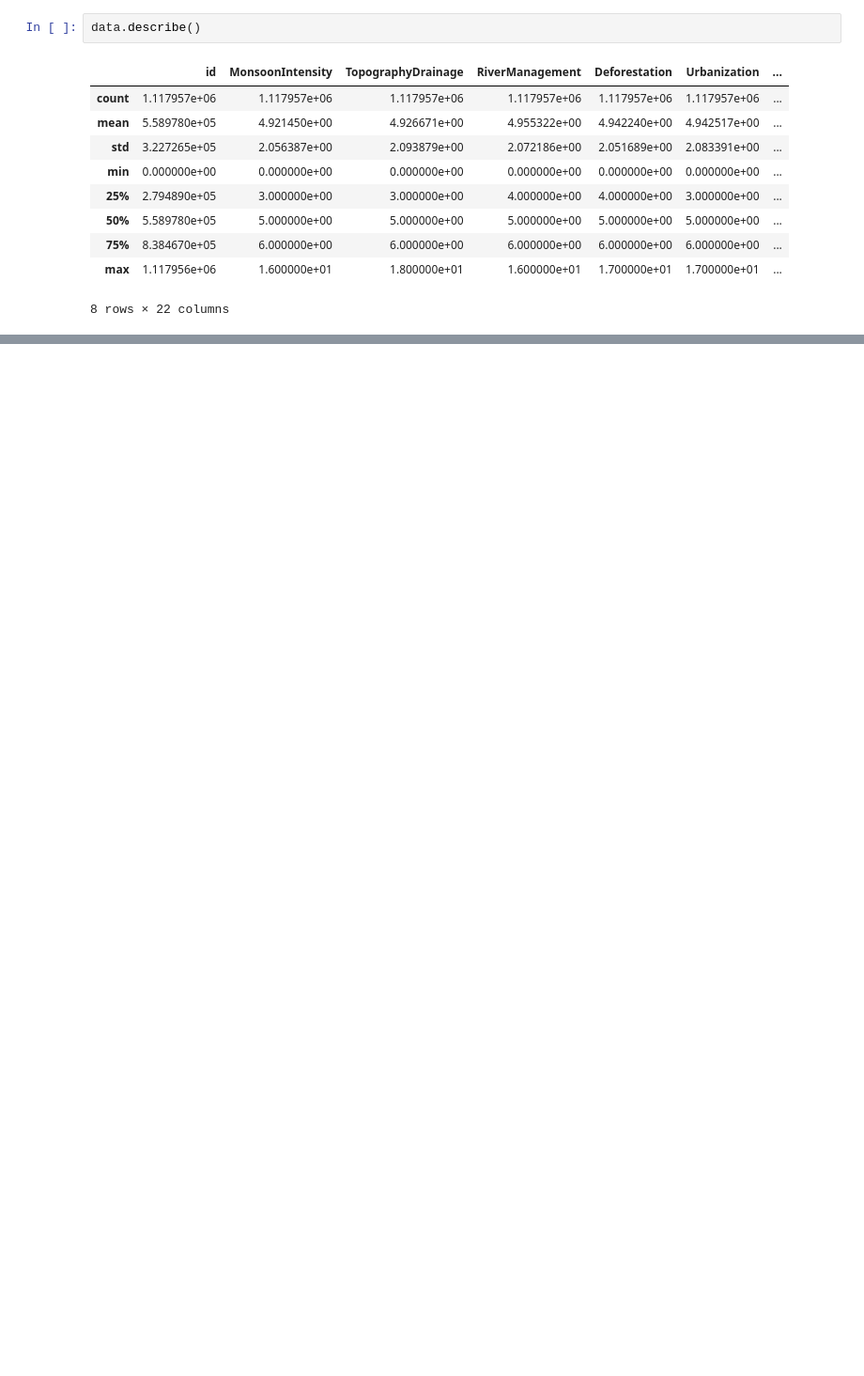
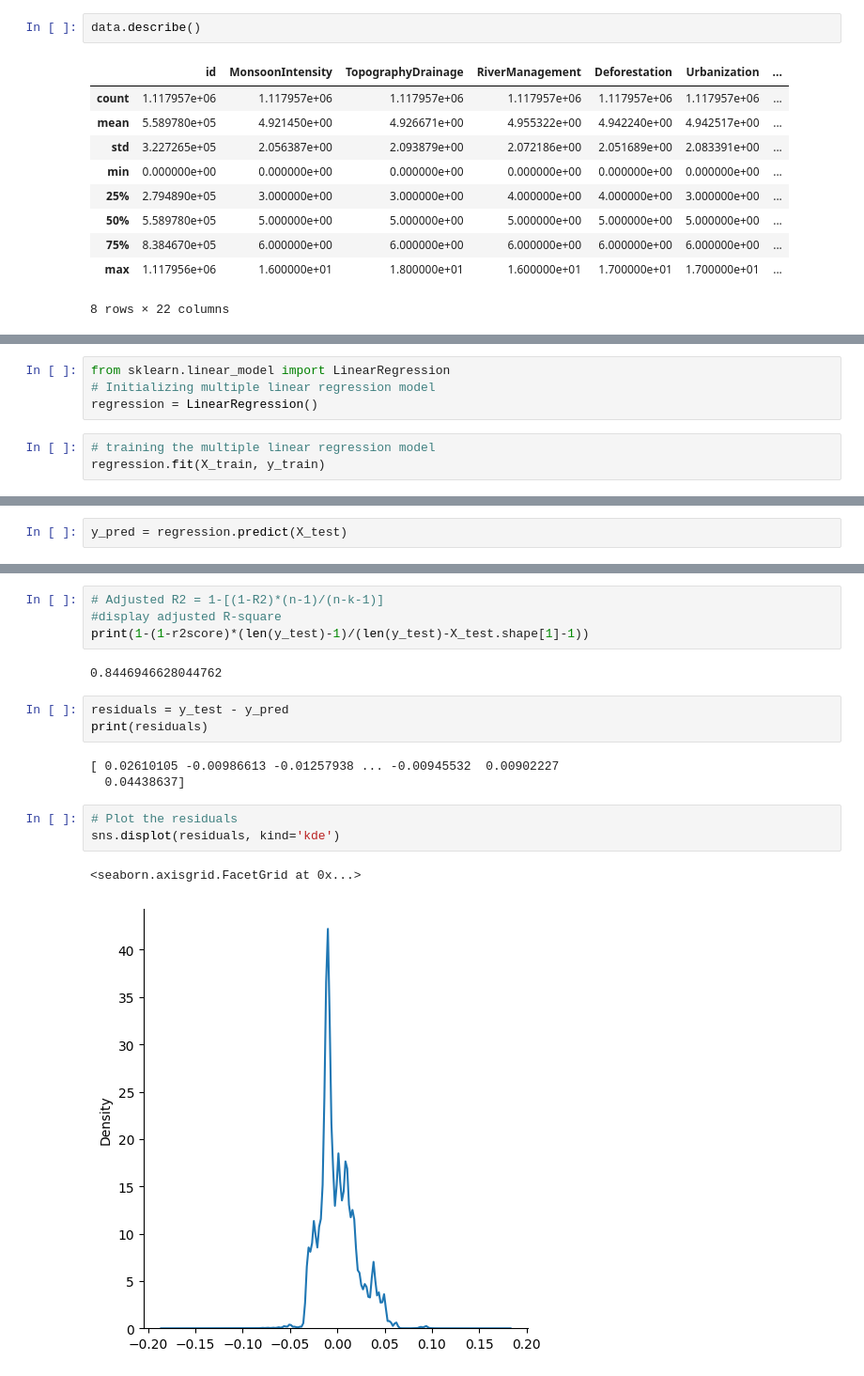
Before and after one commit to newguy7/DataScienceProjects, a Jupyter notebook: Flood_Prediction.ipynb, the cells around one changed output, grey strips where cells are left out. Shown at 94% size. Drawn from its saved outputs; the diff is of its cells as text; blank space fills up the shorter version.

```diff
--- a/Flood_Prediction.ipynb
+++ b/Flood_Prediction.ipynb
@@ -191,0 +142,7 @@ Linear Regression MSE: 0.00040320653051216716, R2: 0.8448773580510154
+# %%
+from sklearn.linear_model import LinearRegression
+# Initializing multiple linear regression model
+regression = LinearRegression()
+# %%
+# training the multiple linear regression model
+regression.fit(X_train, y_train)
@@ -191,0 +169,2 @@ Linear Regression MSE: 0.00040320653051216716, R2: 0.8448773580510154
+# %%
+y_pred = regression.predict(X_test)
@@ -191,0 +188,18 @@ Linear Regression MSE: 0.00040320653051216716, R2: 0.8448773580510154
+# %%
+# Adjusted R2 = 1-[(1-R2)*(n-1)/(n-k-1)]
+#display adjusted R-square
+print(1-(1-r2score)*(len(y_test)-1)/(len(y_test)-X_test.shape[1]-1))
+# %% [output]
+0.8446946628044762
+# %%
+residuals = y_test - y_pred
+print(residuals)
+# %% [output]
+[ 0.02610105 -0.00986613 -0.01257938 ... -0.00945532  0.00902227
+  0.04438637]
+# %%
+# Plot the residuals
+sns.displot(residuals, kind='kde')
+# %% [output]
+<seaborn.axisgrid.FacetGrid at 0x...>
+[figure, added]
```
Also changed, not shown: parts of 45 cells of this notebook.
